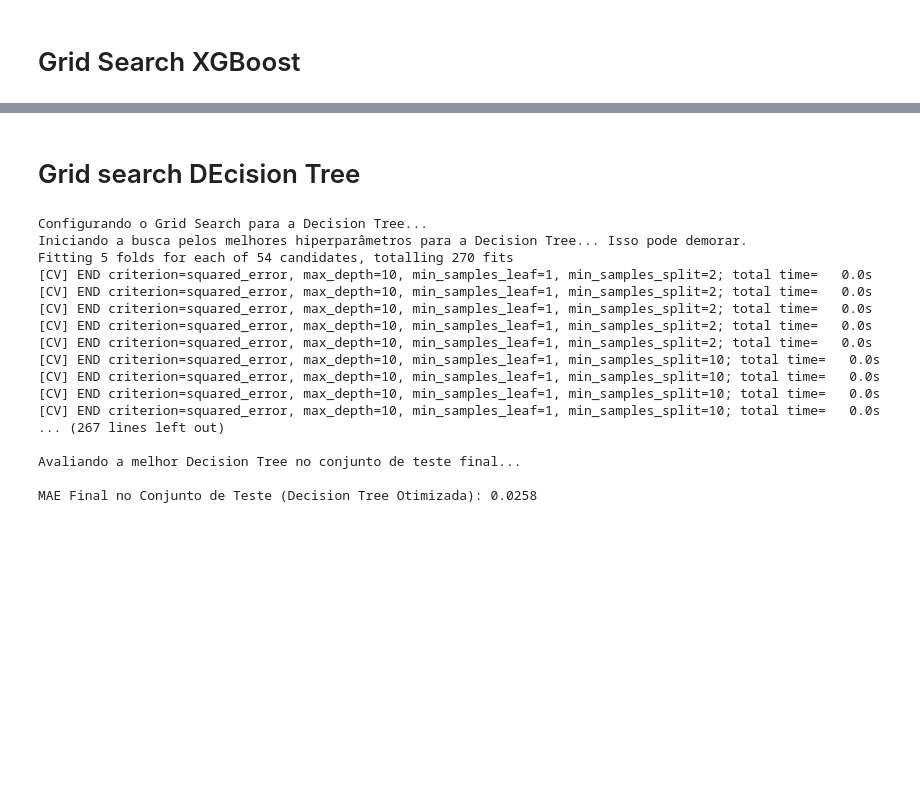
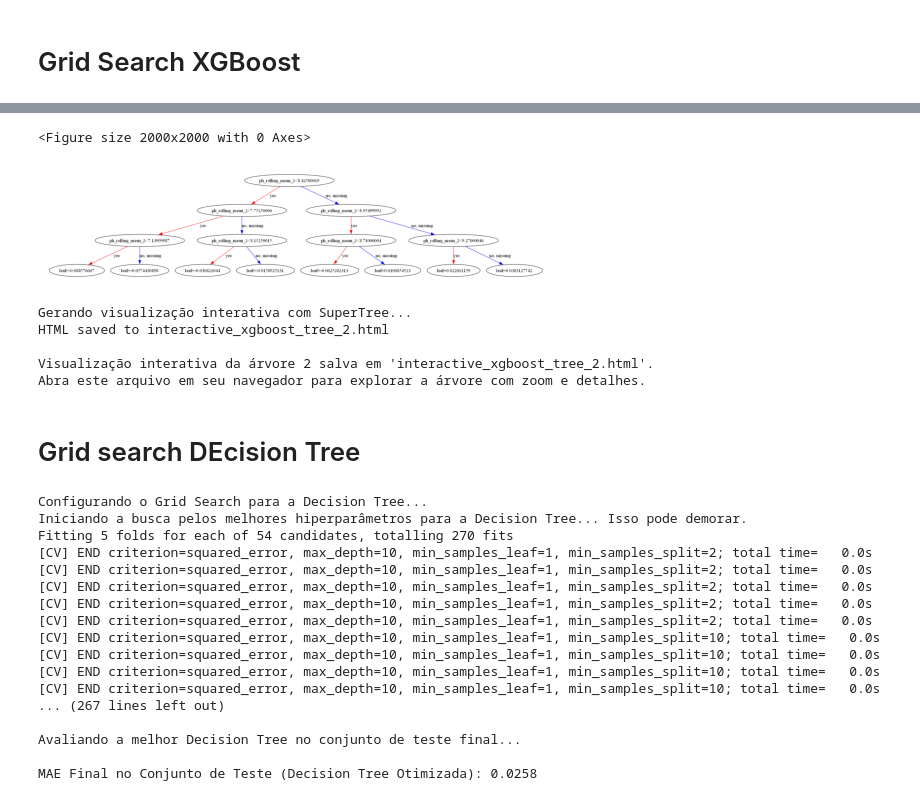
Before and after one commit to zucajunior/Water-Quality-Forecasting, a Jupyter notebook: notebooks/04_Hyperparameter_Tuning.ipynb, the cells around one changed output, grey strips where cells are left out. Saved outputs shown, nothing was run; the diff lists cells and outputs as text; code cells hidden in the pictures; blank space fills up the shorter version.

```diff
--- a/notebooks/04_Hyperparameter_Tuning.ipynb
+++ b/notebooks/04_Hyperparameter_Tuning.ipynb
@@ -168,7 +197,13 @@ param_grid_xgb = {
     'subsample': [0.7, 1.0],
     'colsample_bytree': [0.7, 1.0]
 }
-
+# Grade de hiperparâmetros que vamos testar
+param_grid_xgb = {
+    'learning_rate': [0.05],
+    'max_depth': [7],
+    'subsample': [1.0],
+    'colsample_bytree': [1.0]
+}
 # Validação Cruzada específica para Séries Temporais
 tscv = TimeSeriesSplit(n_splits=5)
 
@@ -227,3 +311,45 @@ MAE Final no Conjunto de Teste (XGBoost Otimizado): 0.0231
+# %%
+from xgboost import plot_tree
+import matplotlib.pyplot as plt
+plt.figure(figsize=(20, 20))
+plot_tree(best_model_xgb, figsize=(30,20), num_trees=1)
+plt.show()
+# %% [output]
+<Figure size 2000x2000 with 0 Axes>
+[figure, added]
+# %%
+# --- 8. Visualização Interativa com SuperTree (Versão Final Corrigida) ---
+
+from supertree import SuperTree
+import os
+
+print("\nGerando visualização interativa com SuperTree...")
+
+# Instanciando o SuperTree com argumentos posicionais
+st = SuperTree(
+    best_model_xgb,          # 1º: O modelo
+    X_train,                 # 2º: O DataFrame de treino
+    y_train,                 # 3º: A Series de treino
+    FEATURES,                # 4º: A lista com os nomes das features
+    TARGET                   # 5º: O nome da variável alvo (ex: 'ph')
+)
+
+# Salva a árvore em um arquivo HTML interativo
+tree_index_to_view = 2
+output_filename = f'interactive_xgboost_tree_{tree_index_to_view}.html'
+
+# A CORREÇÃO ESTÁ AQUI:
+# Passamos o nome do arquivo como o primeiro argumento posicional, sem 'filepath='
+st.save_html(output_filename, which_tree=tree_index_to_view)
+
+print(f"\nVisualização interativa da árvore {tree_index_to_view} salva em '{output_filename}'.")
+print("Abra este arquivo em seu navegador para explorar a árvore com zoom e detalhes.")
+# %% [output]
+Gerando visualização interativa com SuperTree...
+HTML saved to interactive_xgboost_tree_2.html
+
+Visualização interativa da árvore 2 salva em 'interactive_xgboost_tree_2.html'.
+Abra este arquivo em seu navegador para explorar a árvore com zoom e detalhes.
 # %% [markdown]
 # Grid search DEcision Tree
 # %%
```
Also changed, not shown: parts of 4 cells of this notebook, 3 other files.
